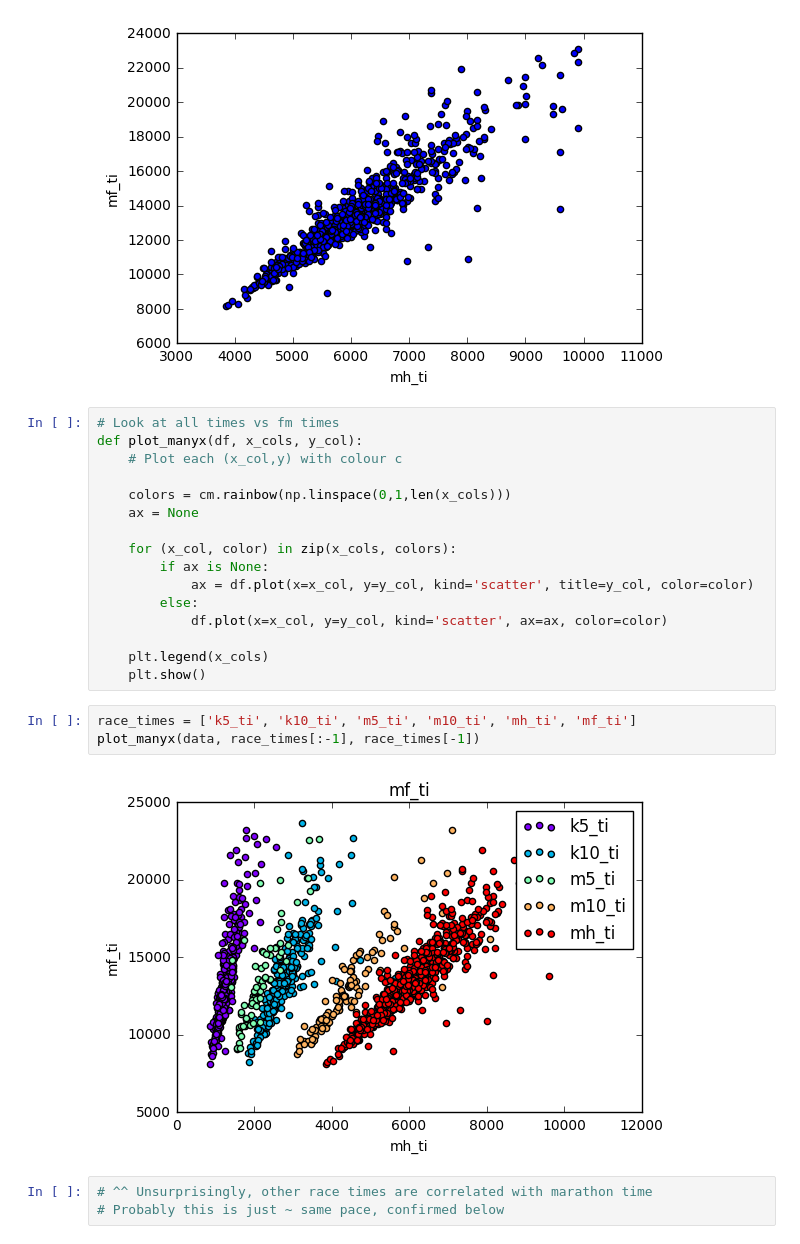
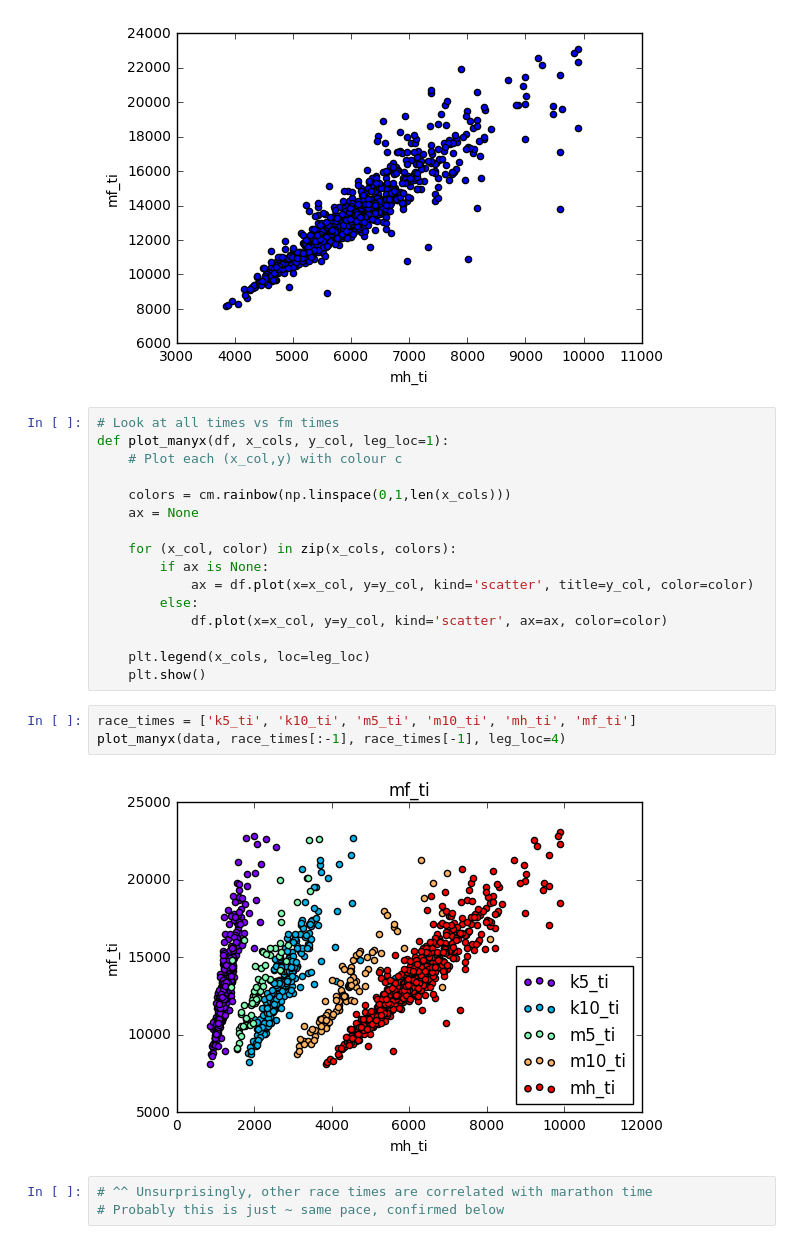
Before and after one commit to orieldave/marathon_times, a Jupyter notebook: explore.ipynb, the cells around one changed output. Saved outputs shown, nothing was run; the diff lists cells and outputs as text.

```diff
--- a/explore.ipynb
+++ b/explore.ipynb
@@ -56,7 +56,7 @@ data.plot(x='mh_ti', y='mf_ti', kind='scatter')
 [figure]
 # %%
 # Look at all times vs fm times
-def plot_manyx(df, x_cols, y_col):
+def plot_manyx(df, x_cols, y_col, leg_loc=1):
     # Plot each (x_col,y) with colour c
 
     colors = cm.rainbow(np.linspace(0,1,len(x_cols)))
@@ -68,13 +68,13 @@ def plot_manyx(df, x_cols, y_col):
         else:
             df.plot(x=x_col, y=y_col, kind='scatter', ax=ax, color=color)
 
-    plt.legend(x_cols)
+    plt.legend(x_cols, loc=leg_loc)
     plt.show()
 # %%
 race_times = ['k5_ti', 'k10_ti', 'm5_ti', 'm10_ti', 'mh_ti', 'mf_ti']
-plot_manyx(data, race_times[:-1], race_times[-1])
+plot_manyx(data, race_times[:-1], race_times[-1], leg_loc=4)
 # %% [output]
-[figure, old version]
+[figure, new version]
 # %%
 # ^^ Unsurprisingly, other race times are correlated with marathon time
 # Probably this is just ~ same pace, confirmed below
```
Also changed, not shown: parts of 22 cells of this notebook, 3 other files.
